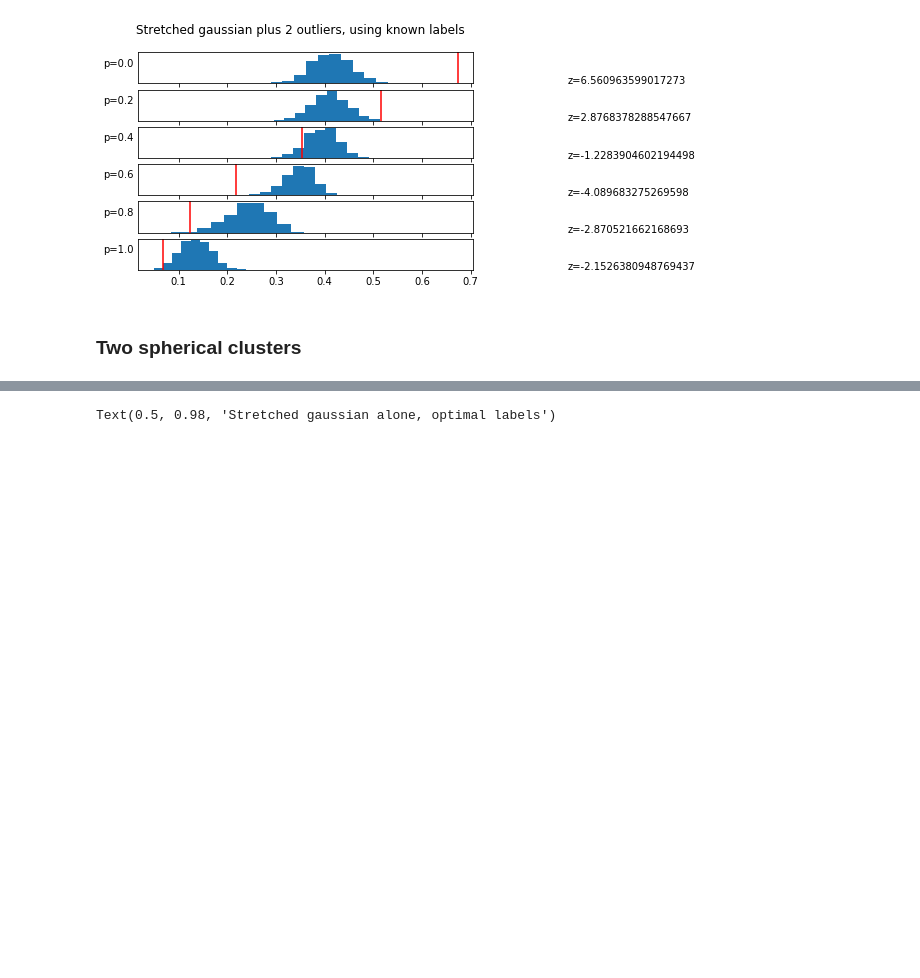
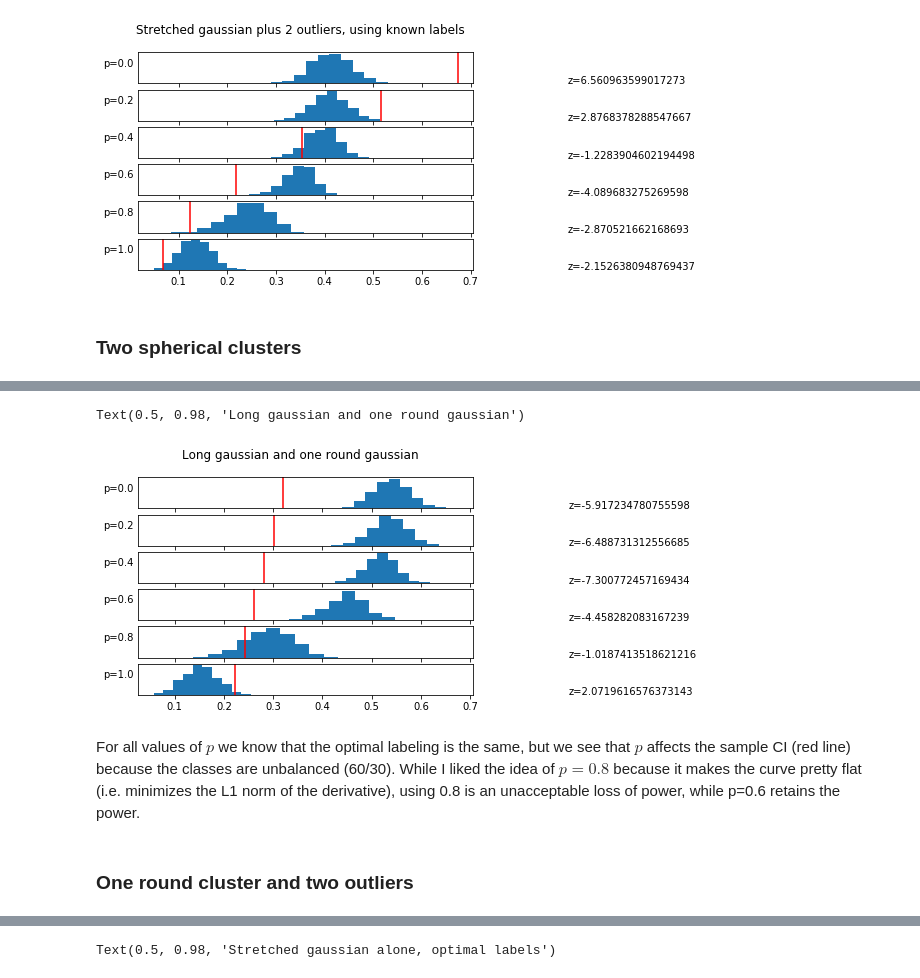
Before and after one commit to thomaskeefe/sigclust, a Jupyter notebook: average_k_means.ipynb, the cells around one changed output, grey strips where cells are left out. Drawn from its saved outputs; the diff is of its cells as text; code cells hidden in the pictures; blank space fills up the shorter version.

```diff
--- a/average_k_means.ipynb
+++ b/average_k_means.ipynb
@@ -409,0 +430,27 @@ Text(0.5, 0.98, 'Two spherical clusters, using known labels')
+# %%
+sigclusts = []
+for i in range(6):
+    p = i/5
+    labels = long_cluster_and_round_cluster['label']
+    sc = sigclust.AvgCISigClust(num_simulations=1000)
+    sc.fit(long_cluster_and_round_cluster[['x1','x2']].values, labels, p=p)
+    sigclusts.append(sc)
+# %%
+fig, axs = plt.subplots(6, sharex=True)
+for i in range(6):
+    sc = sigclusts[i]
+    axs[i].hist(sc.simulated_cluster_indices)
+    axs[i].axvline(sc.sample_cluster_index, color='red')
+    axs[i].set_ylabel(f"p={i/5}", rotation=0, labelpad=20)
+    axs[i].get_yaxis().set_ticks([])
+    z = sc.z_score
+    axs[i].text(0.9, 0.5, f"z={z}")
+
+fig.suptitle("Long gaussian and one round gaussian")
+# %% [output]
+Text(0.5, 0.98, 'Long gaussian and one round gaussian')
+[figure, added]
+# %% [markdown]
+For all values of $p$ we know that the optimal labeling is the same, but we see that $p$ affects the sample CI (red line) because the classes are unbalanced (60/30). While I liked the idea of $p=0.8$ because it makes the curve pretty flat (i.e. minimizes the L1 norm of the derivative), using 0.8 is an unacceptable loss of power, while p=0.6 retains the power.
+# %% [markdown]
+### One round cluster and two outliers
```
Also changed, not shown: parts of 20 cells of this notebook.
